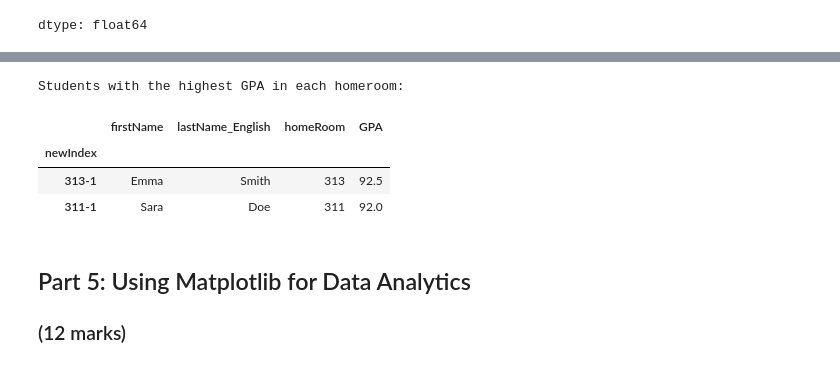
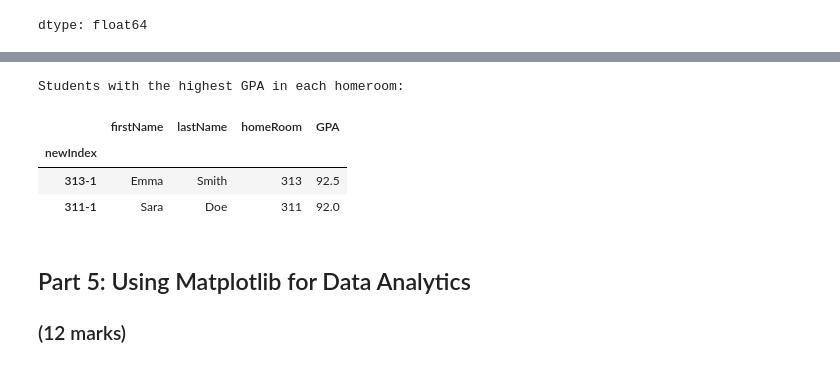
Before and after one commit to prabjotsanghera/ENGG680_2025_Fall, a Jupyter notebook: Lab_Assignment1/StudentGradeManagementSystem.ipynb, the cells around one changed output, grey strips where cells are left out. Saved outputs shown, nothing was run; the diff lists cells and outputs as text; code cells hidden in the pictures.

```diff
--- a/Lab_Assignment1/StudentGradeManagementSystem.ipynb
+++ b/Lab_Assignment1/StudentGradeManagementSystem.ipynb
@@ -297,7 +297,7 @@ print(sentence)
 Pandas didn't add suffixes to the 'studentID' column because it was the common key used to merge the two DataFrames. When merging, pandas only adds suffixes to columns that have the same name but come ...
 # %%
 # Let's calculate the average GPA across the two classes for each student
-df_studentGrades['GPA'] = df_studentGrades[['grade_English', 'grade_Math']].mean(axis=1)
+df_studentGrades['GPA'] = df_studentGrades[['englishGrade', 'mathGrade']].mean(axis=1)
 
 # Now let's check the data! In the space below, please use the .head method to display the dataframe.
 # (1 mark)
@@ -592,8 +596,8 @@ df_studentGrades['studentID'] = df_studentGrades['studentID'].astype(str) # Ensu
 df_studentInfo = pd.merge(df_studentGrades, df_homeroom, on=['studentID', 'firstName'])
 
 # Drop the redundant lastName_Math column and rename lastName from df_homeroom
-df_studentInfo = df_studentInfo.drop(columns=['lastName_Math'])
-df_studentInfo = df_studentInfo.rename(columns={'lastName': 'lastName_homeroom'})
+df_studentInfo = df_studentInfo.drop(columns=['lastName_Math', 'lastName_y', 'firstName_Math'])
+df_studentInfo = df_studentInfo.rename(columns={'lastName_x': 'lastName'})
 
 
 # Display the first few rows of the merged dataframe
@@ -690,18 +701,18 @@ newIndex
 # %%
 # Given df_studentsGPASorted_homeroom, please find and print the students with the highest GPA in each homeroom using the .loc method.
 # (2 marks)
 # Find the index of the first occurrence of each homeroom (which is the highest GPA due to sorting)
 top_students_index = df_studentsGPASorted_homeroom.groupby('homeRoom').head(1).index
 
 # Use .loc to select these rows
 top_students_each_homeroom = df_studentsGPASorted_homeroom.loc[top_students_index]
 
 # Print the result
 print("Students with the highest GPA in each homeroom:")
-display(top_students_each_homeroom[['firstName', 'lastName_English', 'homeRoom', 'GPA']])
+display(top_students_each_homeroom[['firstName', 'lastName', 'homeRoom', 'GPA']])
 # %% [output]
 Students with the highest GPA in each homeroom:
-|  | firstName | lastName_English | homeRoom | GPA |
+|  | firstName | lastName | homeRoom | GPA |
 | newIndex |  |  |  |  |
 | 313-1 | Emma | Smith | 313 | 92.5 |
 | 311-1 | Sara | Doe | 311 | 92.0 |
```
Also changed, not shown: parts of 12 cells of this notebook.
